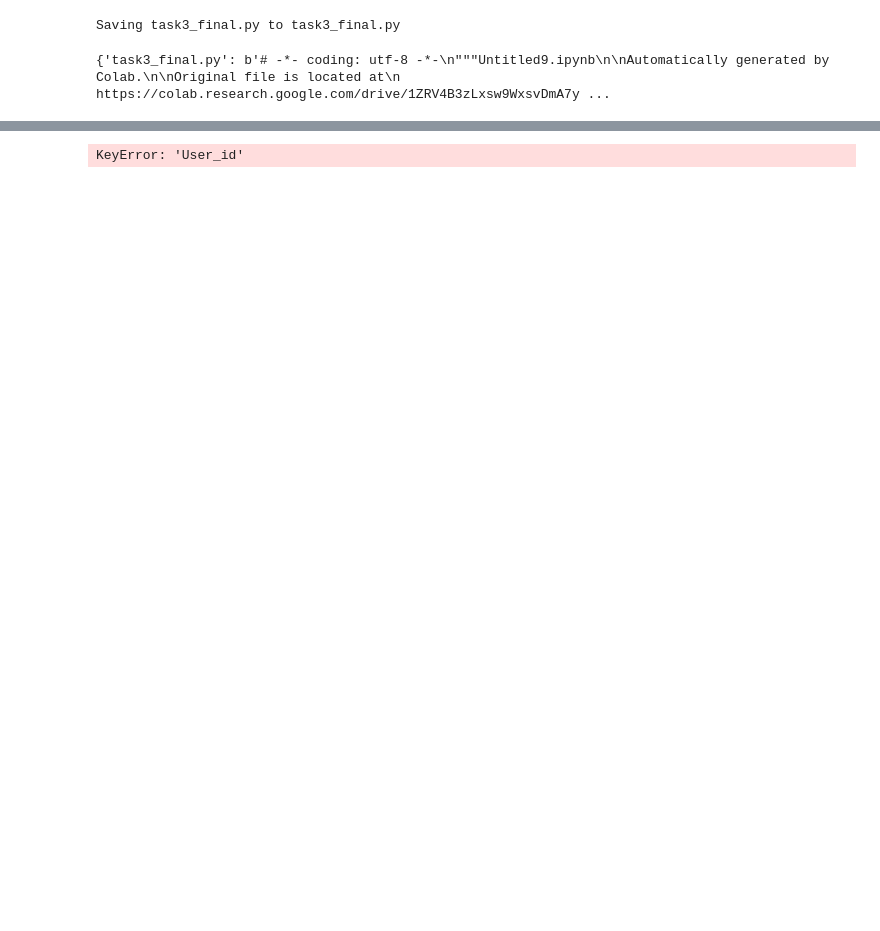
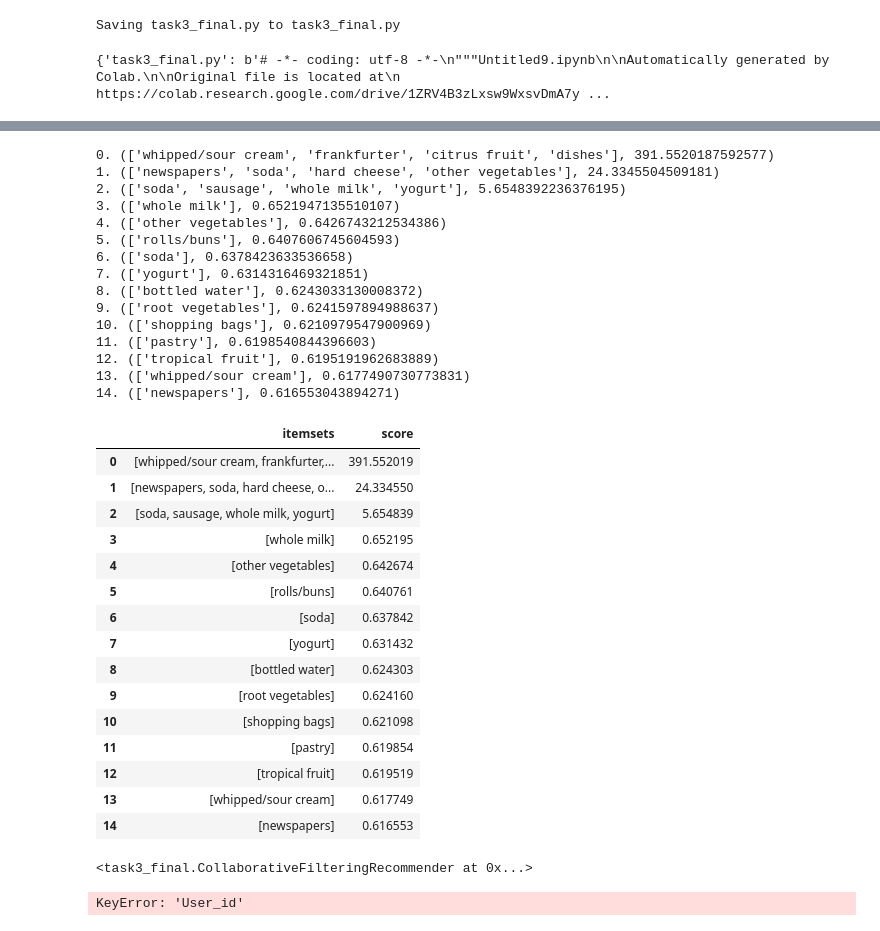
Before and after one commit to KendrickLamawr/Rec-System-for-Grocery-store, a Jupyter notebook: task3_trial.ipynb, the cells around one changed output, grey strips where cells are left out. Cells and saved outputs as stored; diff of their text form; code cells hidden in the pictures; blank space fills up the shorter version.

```diff
--- a/task3_trial.ipynb
+++ b/task3_trial.ipynb
@@ -45,4 +45,5 @@ Saving task3_final.py to task3_final.py
 {'task3_final.py': b'# -*- coding: utf-8 -*-\n"""Untitled9.ipynb\n\nAutomatically generated by Colab.\n\nOriginal file is located at\n    https://colab.research.google.com/drive/1ZRV4B3zLxsw9WxsvDmA7y ...
 # %%
 import task3_final as tri
-cf,hybrid,df=tri.main('/content/drive/MyDrive/big data mining/assignment 3/Groceries data train.csv','/content/drive/MyDrive/big data mining/assignment 3/Groceries data test.csv')
+import pandas as pd
+cf,hybrid,df=tri.main('Groceries data train.csv','Groceries data test.csv')
@@ -49,6 +52,4 @@ cf,hybrid,df=tri.main('/content/drive/MyDrive/big data mining/assignment 3/Groce
 # %%
 uid=df['User_id'].iloc[0]; hist=df[df['User_id']==uid]['itemDescription'].tolist()
-miner=tri.FrequentPatternMiner().fit(df,user_id=uid)
-pats=miner.get_patterns(5)
-print(tri.CollaborativeFilteringRecommender().recommend(uid,exclude_items=hist))
-print(hybrid.recommend(uid,pats,exclude=hist))
+
+miner=tri.FrequentPatternMiner(min_support=0.02/100,  min_confidence=0.3).fit(df)
@@ -62 +72,45 @@ print(pats)
+# %%
+top_patterns = miner.get_patterns(method='combined', top_n=15)
+for i, item in enumerate(top_patterns):
+    print(f'{i}. {item}')
+cols = ['itemsets', 'score']
+pats = pd.DataFrame(top_patterns, columns= cols)
+pats
+# %% [output]
+0. (['whipped/sour cream', 'frankfurter', 'citrus fruit', 'dishes'], 391.5520187592577)
+1. (['newspapers', 'soda', 'hard cheese', 'other vegetables'], 24.3345504509181)
+2. (['soda', 'sausage', 'whole milk', 'yogurt'], 5.6548392236376195)
+3. (['whole milk'], 0.6521947135510107)
+4. (['other vegetables'], 0.6426743212534386)
+5. (['rolls/buns'], 0.6407606745604593)
+6. (['soda'], 0.6378423633536658)
+7. (['yogurt'], 0.6314316469321851)
+8. (['bottled water'], 0.6243033130008372)
+9. (['root vegetables'], 0.6241597894988637)
+10. (['shopping bags'], 0.6210979547900969)
+11. (['pastry'], 0.6198540844396603)
+12. (['tropical fruit'], 0.6195191962683889)
+13. (['whipped/sour cream'], 0.6177490730773831)
+14. (['newspapers'], 0.616553043894271)
+|  | itemsets | score |
+| 0 | [whipped/sour cream, frankfurter,... | 391.552019 |
+| 1 | [newspapers, soda, hard cheese, o... | 24.334550 |
+| 2 | [soda, sausage, whole milk, yogurt] | 5.654839 |
+| 3 | [whole milk] | 0.652195 |
+| 4 | [other vegetables] | 0.642674 |
+| 5 | [rolls/buns] | 0.640761 |
+| 6 | [soda] | 0.637842 |
+| 7 | [yogurt] | 0.631432 |
+| 8 | [bottled water] | 0.624303 |
+| 9 | [root vegetables] | 0.624160 |
+| 10 | [shopping bags] | 0.621098 |
+| 11 | [pastry] | 0.619854 |
+| 12 | [tropical fruit] | 0.619519 |
+| 13 | [whipped/sour cream] | 0.617749 |
+| 14 | [newspapers] | 0.616553 |
+# %%
+recommender = tri.CollaborativeFilteringRecommender(recency_weighting=True)
+recommender.fit(train_df)
+# %% [output]
+<task3_final.CollaborativeFilteringRecommender at 0x...>
 # %%
```
Also changed, not shown: parts of 7 cells of this notebook, 4 other files.
